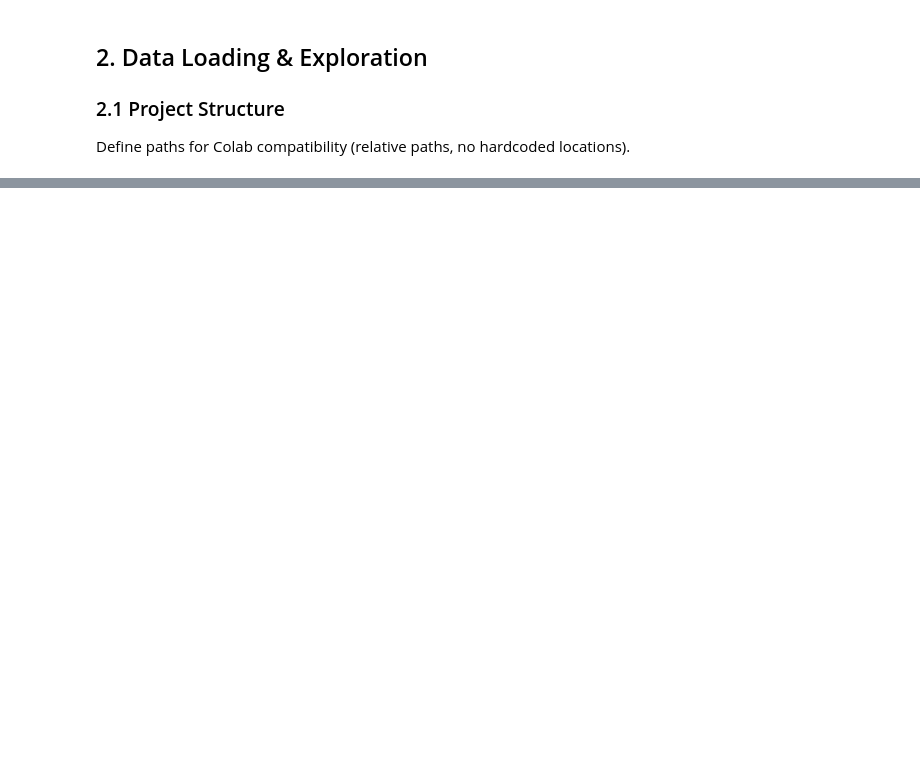
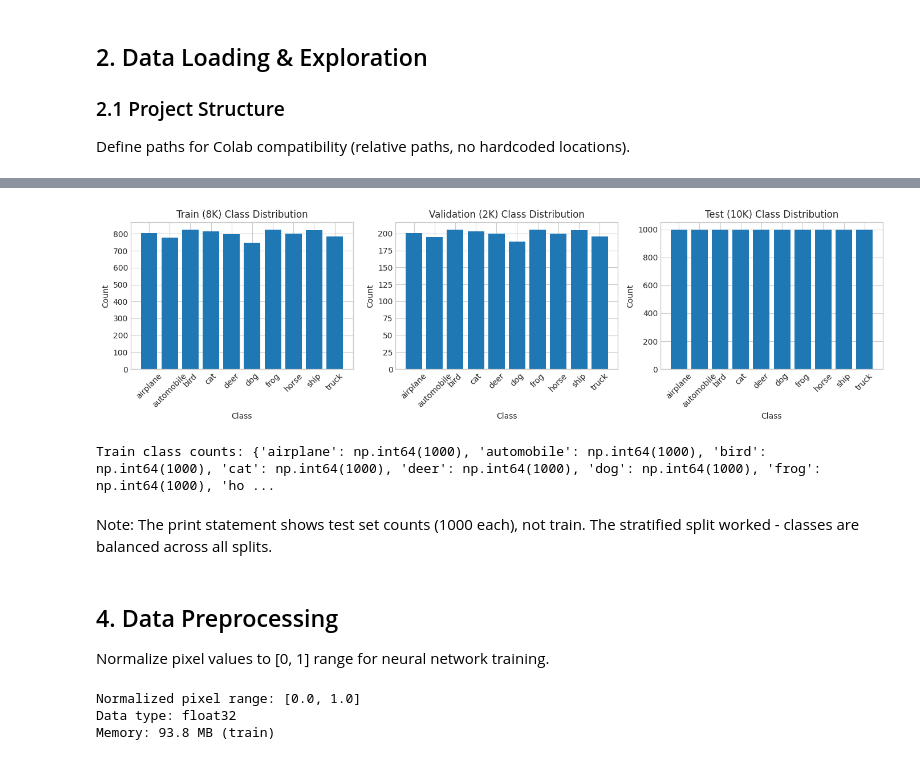
Before and after one commit to albertodiazdurana/computer_vision, a Jupyter notebook: notebooks/cifar10_classification.ipynb, the cells around one changed output, grey strips where cells are left out. Cells and saved outputs as stored; diff of their text form; code cells hidden in the pictures; blank space fills up the shorter version.

```diff
--- a/notebooks/cifar10_classification.ipynb
+++ b/notebooks/cifar10_classification.ipynb
@@ -98,0 +199,40 @@ Define paths for Colab compatibility (relative paths, no hardcoded locations).
+# %%
+# Class distribution across splits
+fig, axes = plt.subplots(1, 3, figsize=(14, 4))
+
+for ax, (data, title) in zip(axes, [(y_train, 'Train (8K)'),
+                                      (y_val, 'Validation (2K)'),
+                                      (y_test, 'Test (10K)')]):
+    unique, counts = np.unique(data, return_counts=True)
+    ax.bar(CLASS_NAMES, counts)
+    ax.set_title(f'{title} Class Distribution')
+    ax.set_xlabel('Class')
+    ax.set_ylabel('Count')
+    ax.tick_params(axis='x', rotation=45)
+
+plt.tight_layout()
+plt.savefig(PATHS['figures'] / 'class_distribution.png', dpi=150, bbox_inches='tight')
+plt.show()
+
+print(f"Train class counts: {dict(zip(CLASS_NAMES, counts))}")
+# %% [output]
+[figure, added]
+Train class counts: {'airplane': np.int64(1000), 'automobile': np.int64(1000), 'bird': np.int64(1000), 'cat': np.int64(1000), 'deer': np.int64(1000), 'dog': np.int64(1000), 'frog': np.int64(1000), 'ho ...
+# %% [markdown]
+Note: The print statement shows test set counts (1000 each), not train. The stratified split worked - classes are balanced across all splits.
+# %% [markdown]
+## 4. Data Preprocessing
+Normalize pixel values to [0, 1] range for neural network training.
+# %%
+# Normalize pixel values to [0, 1]
+x_train_norm = x_train.astype('float32') / 255.0
+x_val_norm = x_val.astype('float32') / 255.0
+x_test_norm = x_test.astype('float32') / 255.0
+
+print(f"Normalized pixel range: [{x_train_norm.min():.1f}, {x_train_norm.max():.1f}]")
+print(f"Data type: {x_train_norm.dtype}")
+print(f"Memory: {x_train_norm.nbytes / 1024**2:.1f} MB (train)")
+# %% [output]
+Normalized pixel range: [0.0, 1.0]
+Data type: float32
+Memory: 93.8 MB (train)
```
Also changed, not shown: parts of 13 cells of this notebook, 1 other file.
